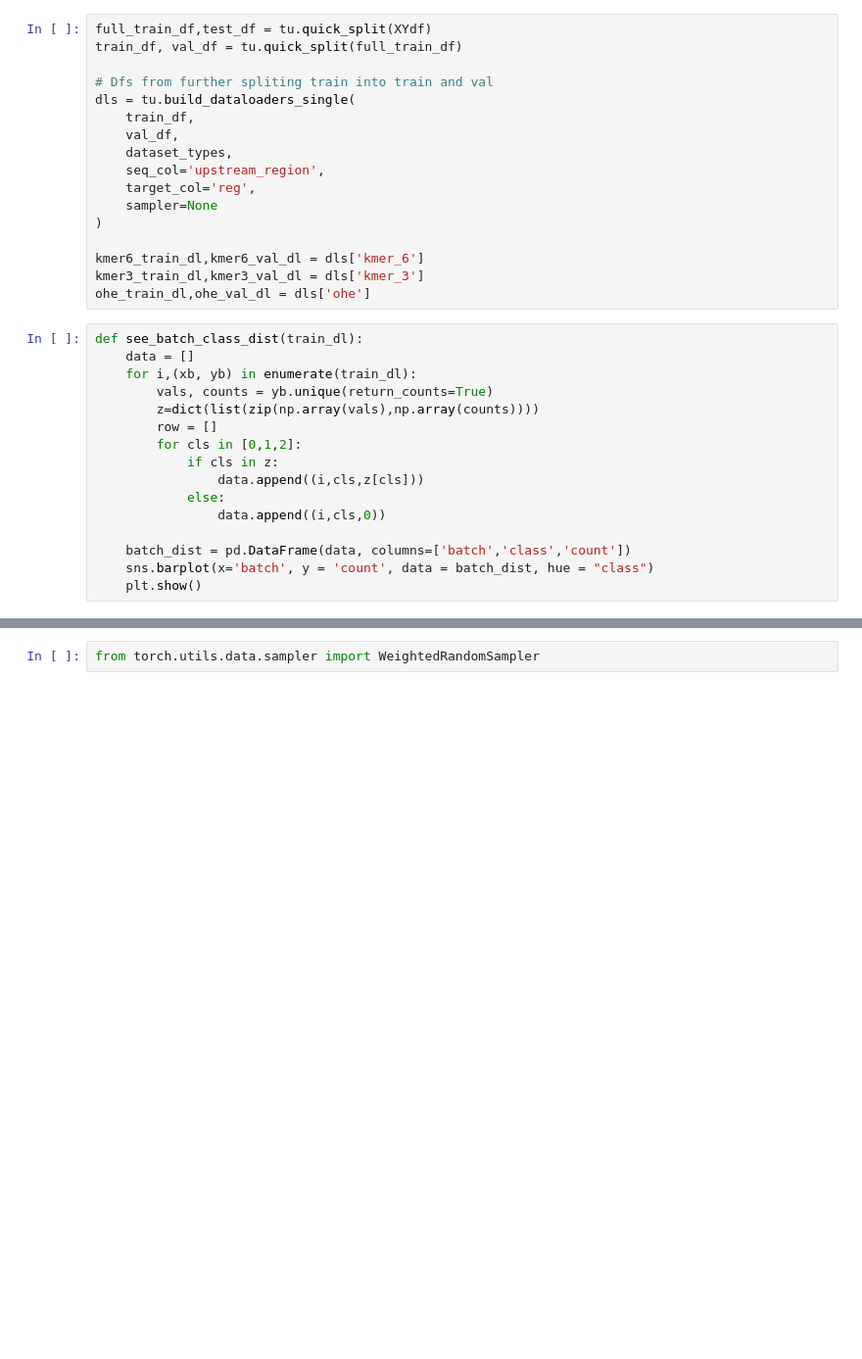
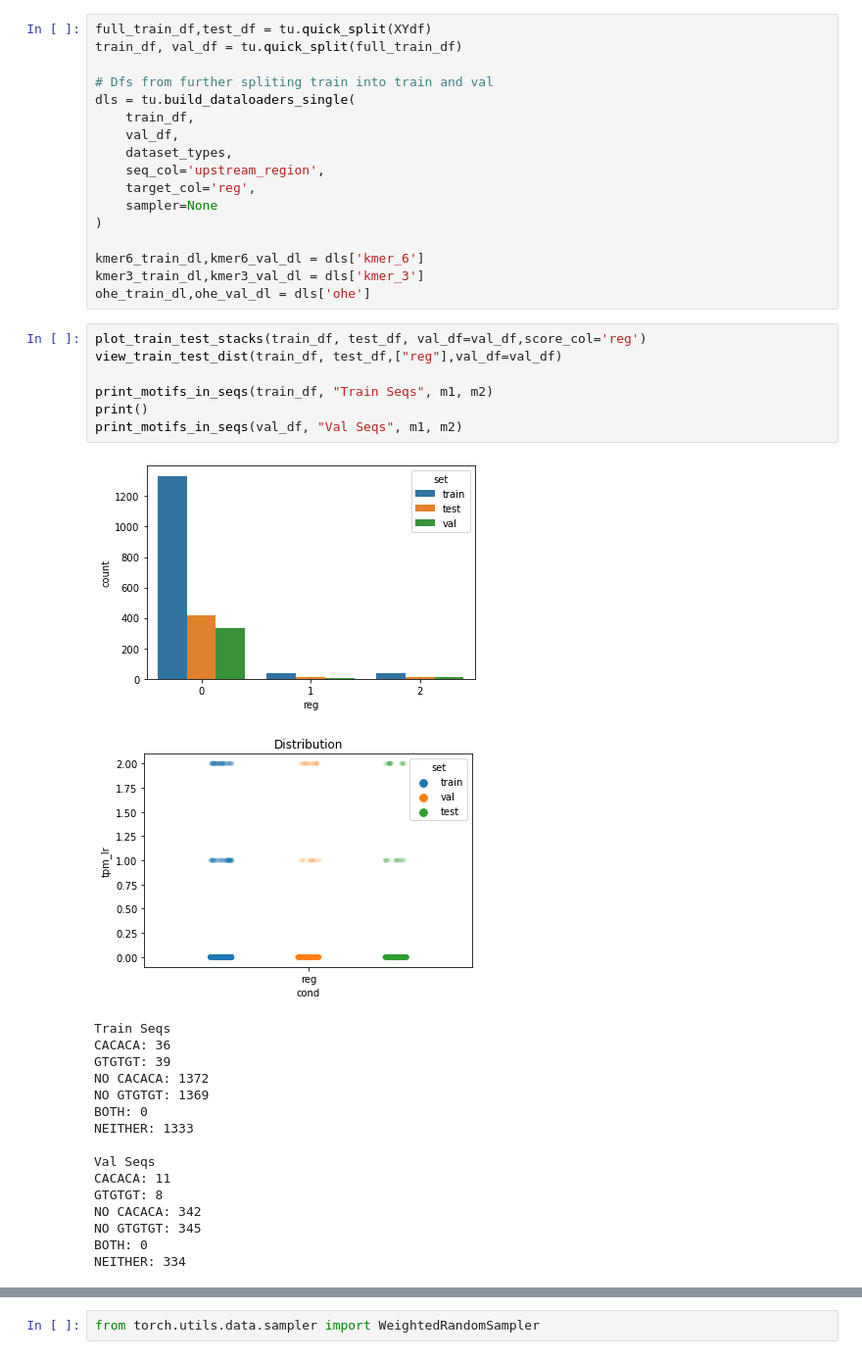
Before and after one commit to erinhwilson/deep-5g-sandbox, a Jupyter notebook: synthetic_data_300bp_Classification.ipynb, the cells around one changed output, grey strips where cells are left out. Shown at 98% size. Saved outputs shown, nothing was run; the diff lists cells and outputs as text; blank space fills up the shorter version.

```diff
--- a/synthetic_data_300bp_Classification.ipynb
+++ b/synthetic_data_300bp_Classification.ipynb
@@ -205,22 +219,31 @@ dls = tu.build_dataloaders_single(
 kmer6_train_dl,kmer6_val_dl = dls['kmer_6']
 kmer3_train_dl,kmer3_val_dl = dls['kmer_3']
 ohe_train_dl,ohe_val_dl = dls['ohe']
-# %%
-def see_batch_class_dist(train_dl):
-    data = []
-    for i,(xb, yb) in enumerate(train_dl):
-        vals, counts = yb.unique(return_counts=True)
-        z=dict(list(zip(np.array(vals),np.array(counts))))
-        row = []
-        for cls in [0,1,2]:
-            if cls in z:
-                data.append((i,cls,z[cls]))
-            else:
-                data.append((i,cls,0))
-
-    batch_dist = pd.DataFrame(data, columns=['batch','class','count'])
-    sns.barplot(x='batch', y = 'count', data = batch_dist, hue = "class")
-    plt.show()
+# %%
+plot_train_test_stacks(train_df, test_df, val_df=val_df,score_col='reg')
+view_train_test_dist(train_df, test_df,["reg"],val_df=val_df)
+
+print_motifs_in_seqs(train_df, "Train Seqs", m1, m2)
+print()
+print_motifs_in_seqs(val_df, "Val Seqs", m1, m2)
+# %% [output]
+[figure, added]
+[figure, added]
+Train Seqs
+CACACA: 36
+GTGTGT: 39
+NO CACACA: 1372
+NO GTGTGT: 1369
+BOTH: 0
+NEITHER: 1333
+
+Val Seqs
+CACACA: 11
+GTGTGT: 8
+NO CACACA: 342
+NO GTGTGT: 345
+BOTH: 0
+NEITHER: 334
 # %%
 see_batch_class_dist(ohe_train_dl)
 # %% [output]
```
Also changed, not shown: parts of 62 cells of this notebook, 1 other file.
